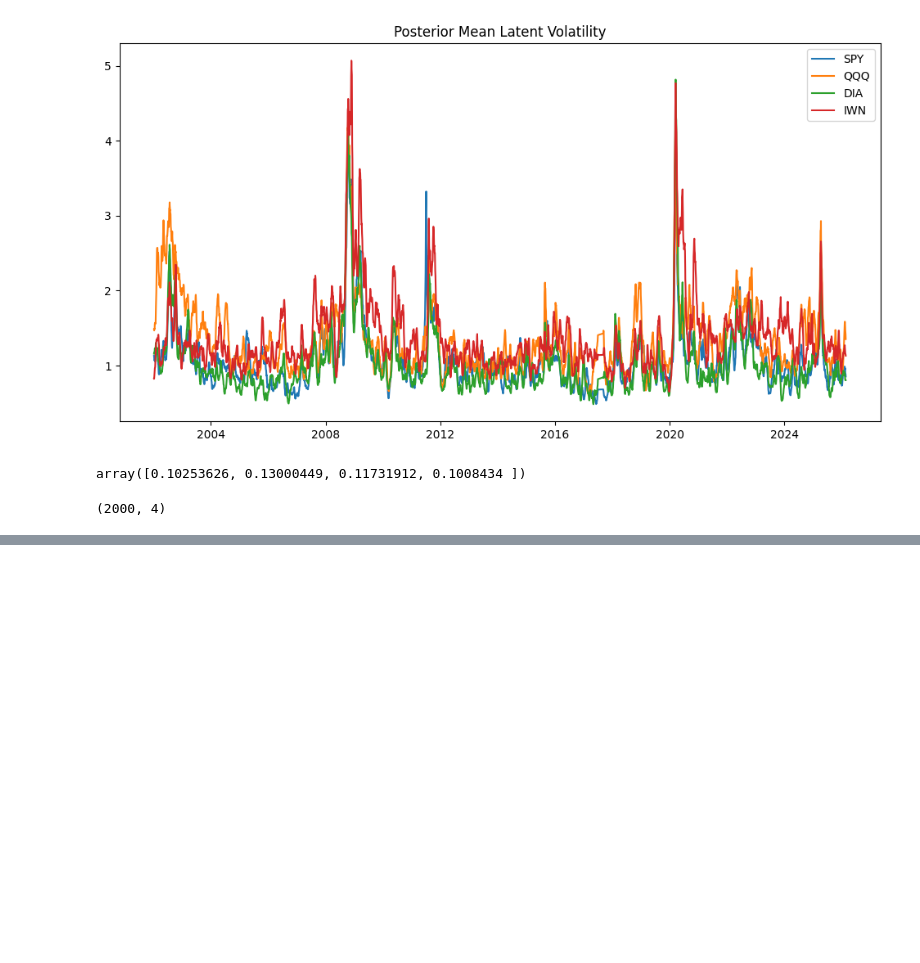
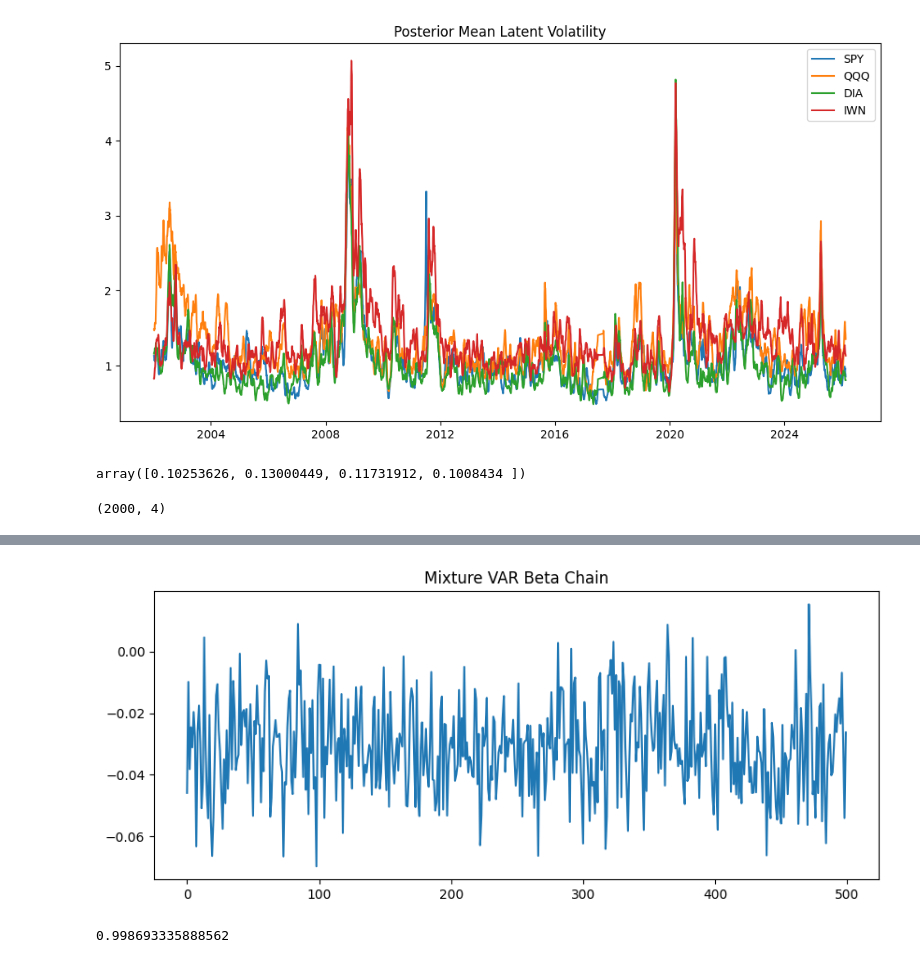
Before and after one commit to JonathanMa03/pmlproject-MaZhuTao-SP26, a Jupyter notebook: models_notebook.ipynb, the cells around one changed output, grey strips where cells are left out. Cells and saved outputs as stored; diff of their text form; code cells hidden in the pictures; blank space fills up the shorter version.

```diff
--- a/models_notebook.ipynb
+++ b/models_notebook.ipynb
@@ -495,0 +656,10 @@ sv_sims.shape
+# %%
+# Mixture Beta ESS
+beta_chain_mix = extract_scalar_chain_from_beta_draws(
+    mix_result.beta_draws,
+    equation_idx=0,
+    coef_idx=1,
+)
+
+ess_beta_mix = effective_sample_size(beta_chain_mix)
+ess_beta_mix
@@ -495,0 +689,21 @@ sv_sims.shape
+# %%
+# Mixture beta chain
+plt.figure(figsize=(10, 4))
+plt.plot(beta_chain_mix)
+plt.title("Mixture VAR Beta Chain")
+plt.show()
+# %% [output]
+[figure, added]
+# %%
+# Rhat
+# run a second Student-t model:
+model_t2 = StudentTVAR(p=2, intercept=True, nu=8, seed=456)
+result_t2 = model_t2.fit(df, n_iter=800, burn=300)
+
+chain1 = extract_scalar_chain_from_beta_draws(result_t.beta_draws, equation_idx=0, coef_idx=1)
+chain2 = extract_scalar_chain_from_beta_draws(result_t2.beta_draws, equation_idx=0, coef_idx=1)
+
+rhat_beta_t = split_rhat(np.vstack([chain1, chain2]))
+rhat_beta_t
+# %% [output]
+0.998693335888562
```
Also changed, not shown: parts of 19 cells of this notebook, 4 other files.
